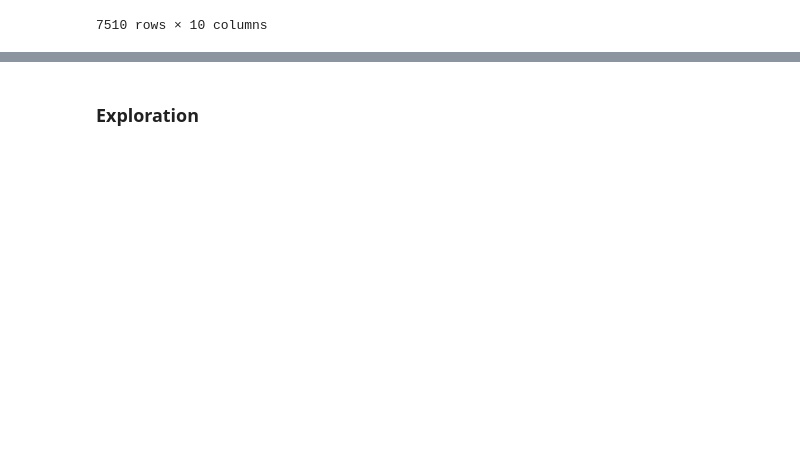
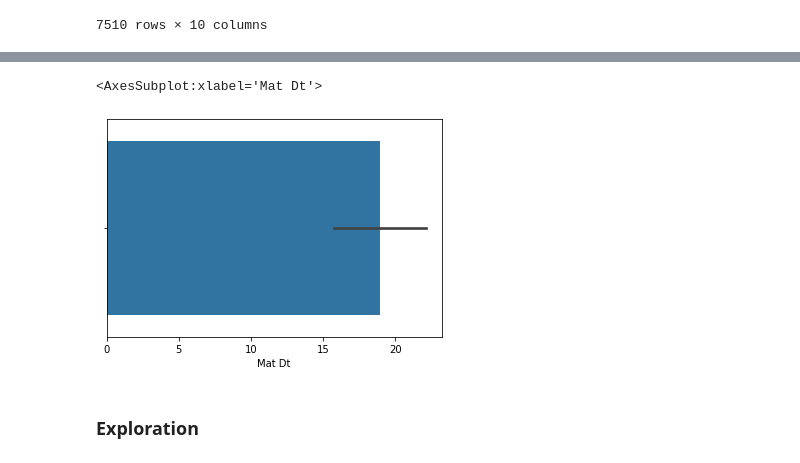
Before and after one commit to albertopuentes/small-side-projects, a Jupyter notebook: TX_trades.ipynb, the cells around one changed output, grey strips where cells are left out. Saved outputs shown, nothing was run; the diff lists cells and outputs as text; code cells hidden in the pictures; blank space fills up the shorter version.

```diff
--- a/TX_trades.ipynb
+++ b/TX_trades.ipynb
@@ -193,3 +209,8 @@ trades[trades.YTM == 0]
+# %%
+sns.barplot(trades[trades.YTM == 0]['Mat Dt'].value_counts())
+# %% [output]
+<AxesSubplot:xlabel='Mat Dt'>
+[figure, added]
 # %% [markdown]
 ### Exploration
 # %%
```
Also changed, not shown: parts of 2 cells of this notebook.
